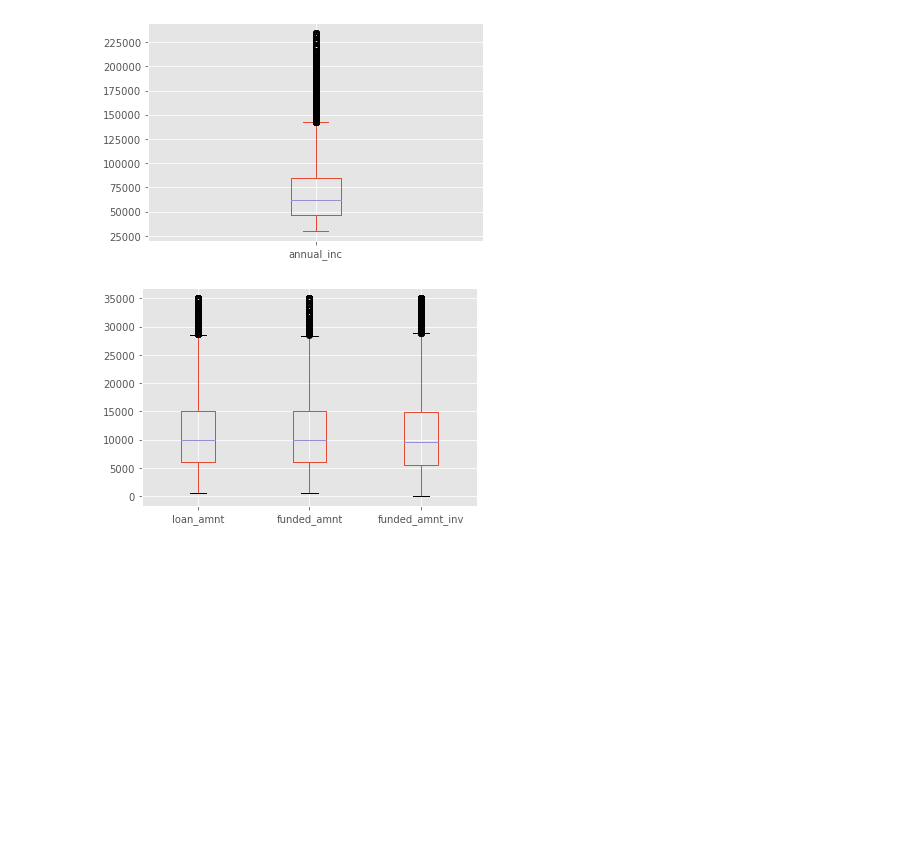
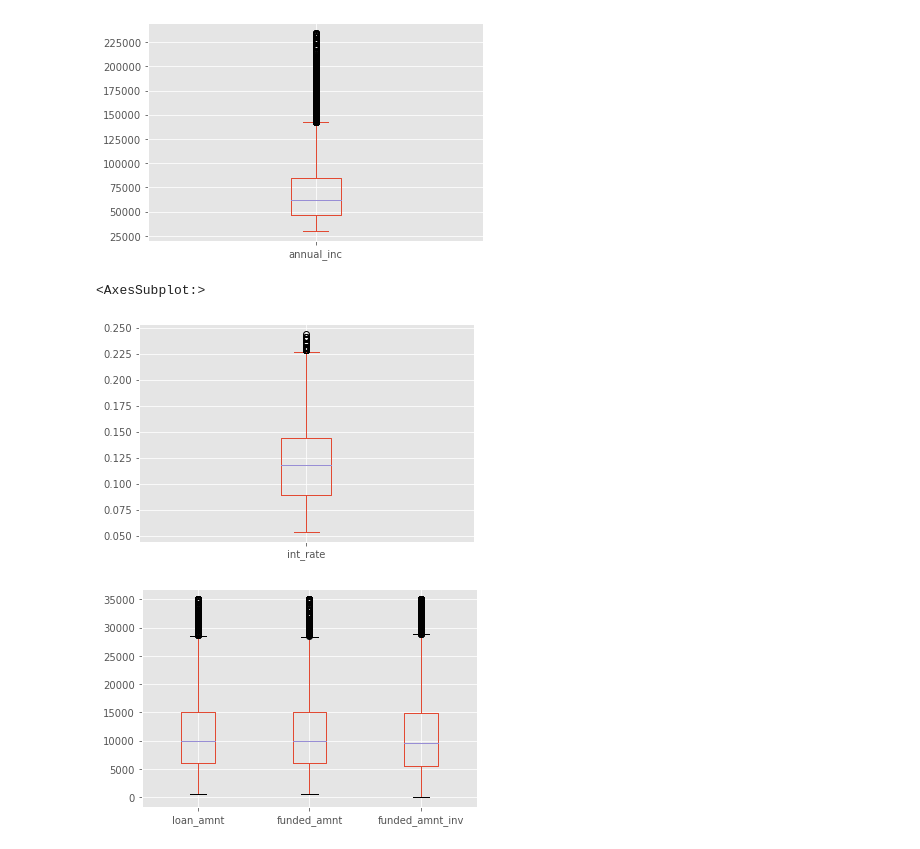
Before and after one commit to tvss93/Lending_Club_Case_Study, a Jupyter notebook: EDA.ipynb, the cells around one changed output. Saved outputs shown, nothing was run; the diff lists cells and outputs as text; code cells hidden in the pictures; blank space fills up the shorter version.

```diff
--- a/EDA.ipynb
+++ b/EDA.ipynb
@@ -389,6 +499,13 @@ non_null_df2['annual_inc'].plot.box()
 # %% [output]
 <AxesSubplot:>
 [figure]
+# %%
+non_null_df2['int_rate'].plot.box()
+
+# The interest rate is distributed between 9.07 and 14.54
+# %% [output]
+<AxesSubplot:>
+[figure, added]
 # %%
 # Mulit varibale box plotting
 boxplot = non_null_df2.boxplot(column=['loan_amnt', 'funded_amnt', 'funded_amnt_inv'])
```
Also changed, not shown: parts of 34 cells of this notebook.
